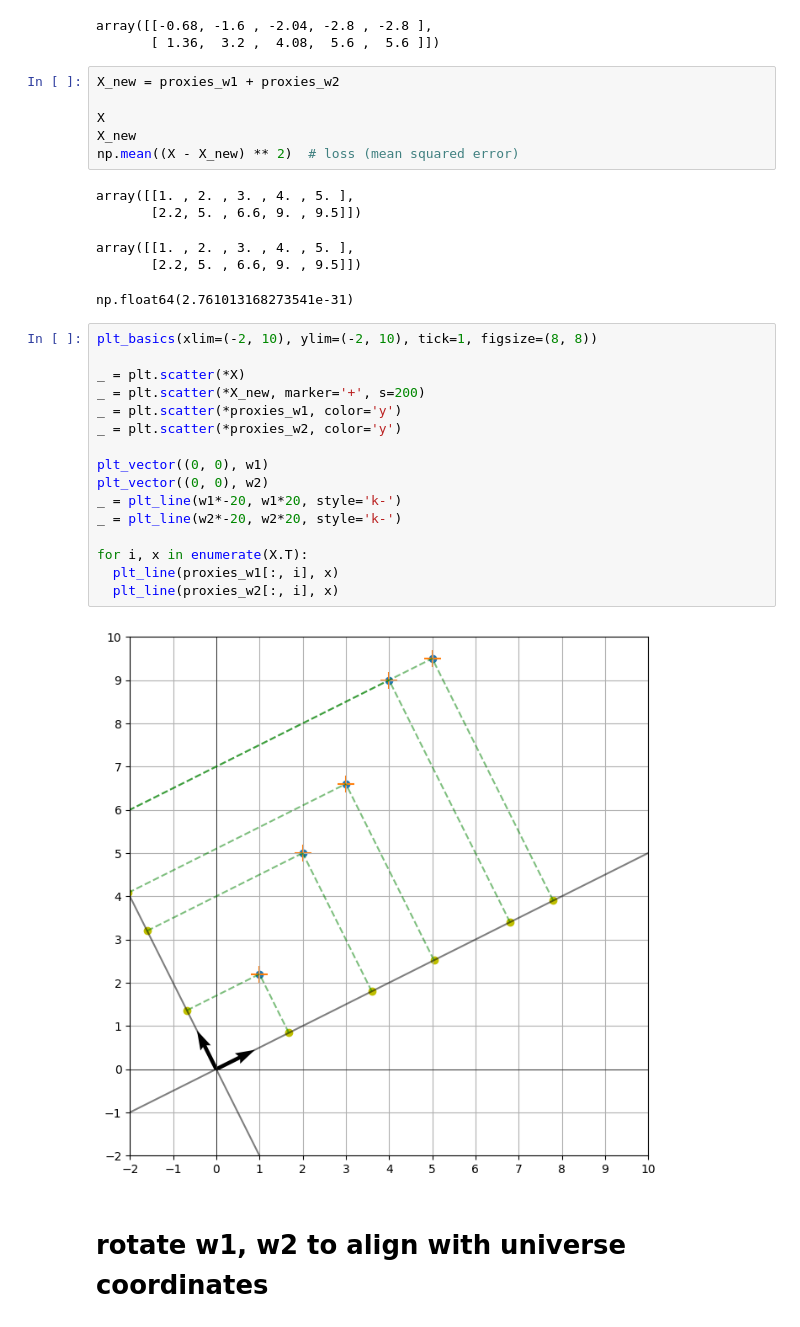
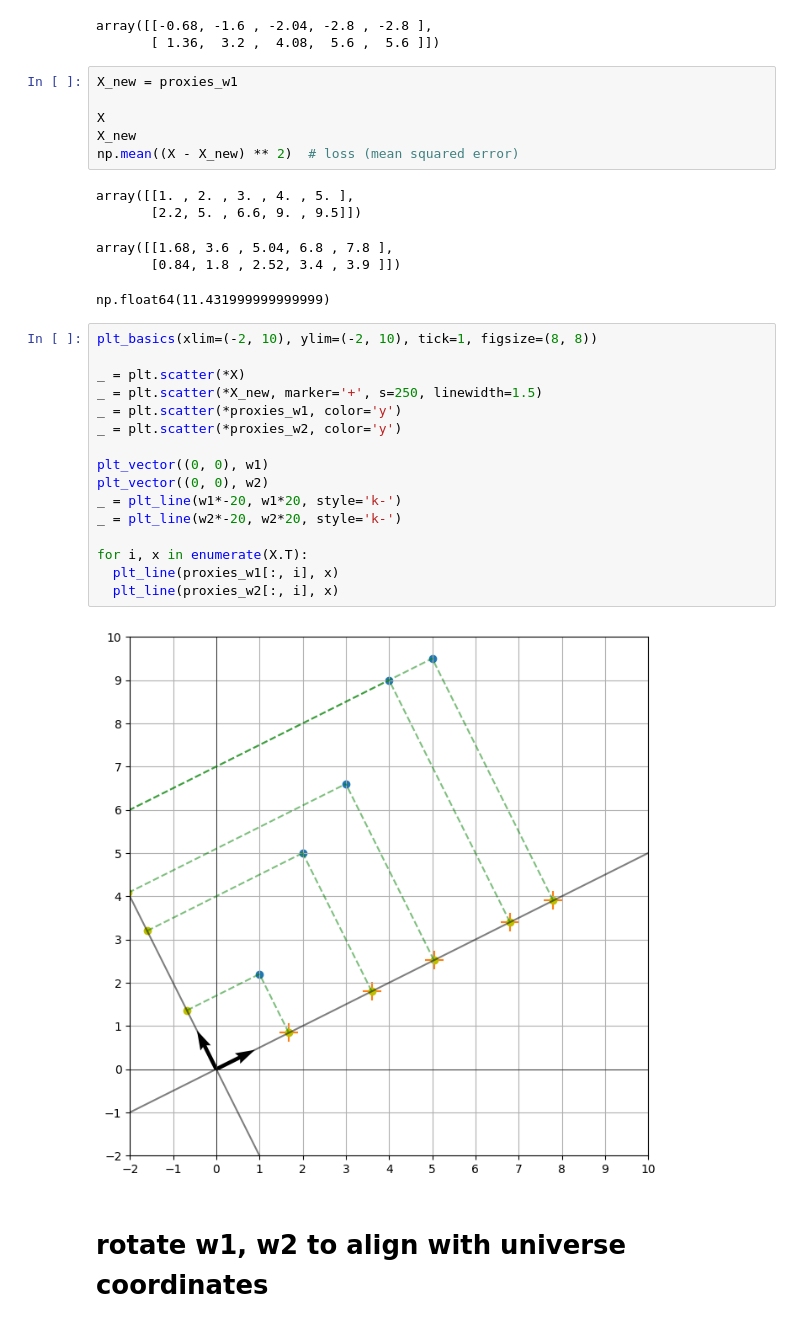
Before and after one commit to k26rahul/Machine-Learning-IITM, a Jupyter notebook: week-1/change-of-basis.ipynb, the cells around one changed output. Cells and saved outputs as stored; diff of their text form.

```diff
--- a/week-1/change-of-basis.ipynb
+++ b/week-1/change-of-basis.ipynb
@@ -96,7 +98,7 @@ array([[1.68, 3.6 , 5.04, 6.8 , 7.8 ],
 array([[-0.68, -1.6 , -2.04, -2.8 , -2.8 ],
        [ 1.36,  3.2 ,  4.08,  5.6 ,  5.6 ]])
 # %%
-X_new = proxies_w1 + proxies_w2
+X_new = proxies_w1
 
 X
 X_new
@@ -104,27 +106,27 @@ np.mean((X - X_new) ** 2)  # loss (mean squared error)
 # %% [output]
 array([[1. , 2. , 3. , 4. , 5. ],
        [2.2, 5. , 6.6, 9. , 9.5]])
-array([[1. , 2. , 3. , 4. , 5. ],
-       [2.2, 5. , 6.6, 9. , 9.5]])
+array([[1.68, 3.6 , 5.04, 6.8 , 7.8 ],
+       [0.84, 1.8 , 2.52, 3.4 , 3.9 ]])
-np.float64(2.761013168273541e-31)
+np.float64(11.431999999999999)
 # %%
 plt_basics(xlim=(-2, 10), ylim=(-2, 10), tick=1, figsize=(8, 8))
 
 _ = plt.scatter(*X)
-_ = plt.scatter(*X_new, marker='+', s=200)
+_ = plt.scatter(*X_new, marker='+', s=250, linewidth=1.5)
 _ = plt.scatter(*proxies_w1, color='y')
 _ = plt.scatter(*proxies_w2, color='y')
 
 plt_vector((0, 0), w1)
 plt_vector((0, 0), w2)
 _ = plt_line(w1*-20, w1*20, style='k-')
 _ = plt_line(w2*-20, w2*20, style='k-')
 
 for i, x in enumerate(X.T):
   plt_line(proxies_w1[:, i], x)
   plt_line(proxies_w2[:, i], x)
 # %% [output]
-[figure, old version]
+[figure, new version]
 # %% [markdown]
 # rotate w1, w2 to align with universe coordinates
 # %%
```
Also changed, not shown: parts of 6 cells of this notebook, 2 other files.
